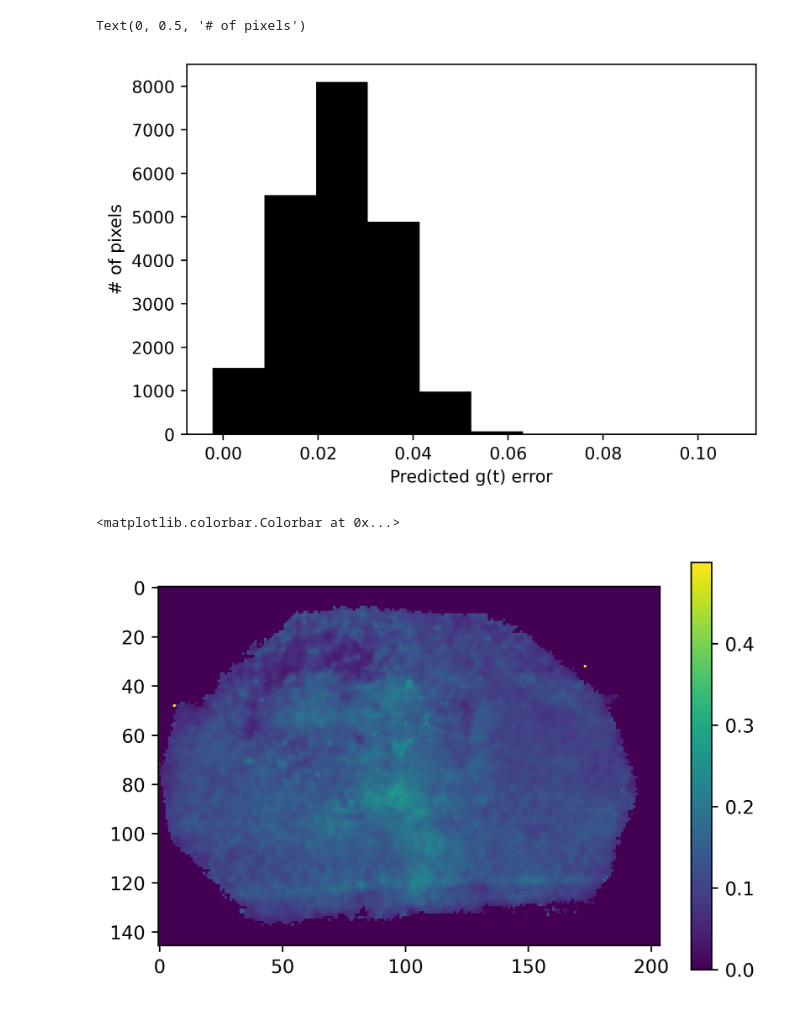
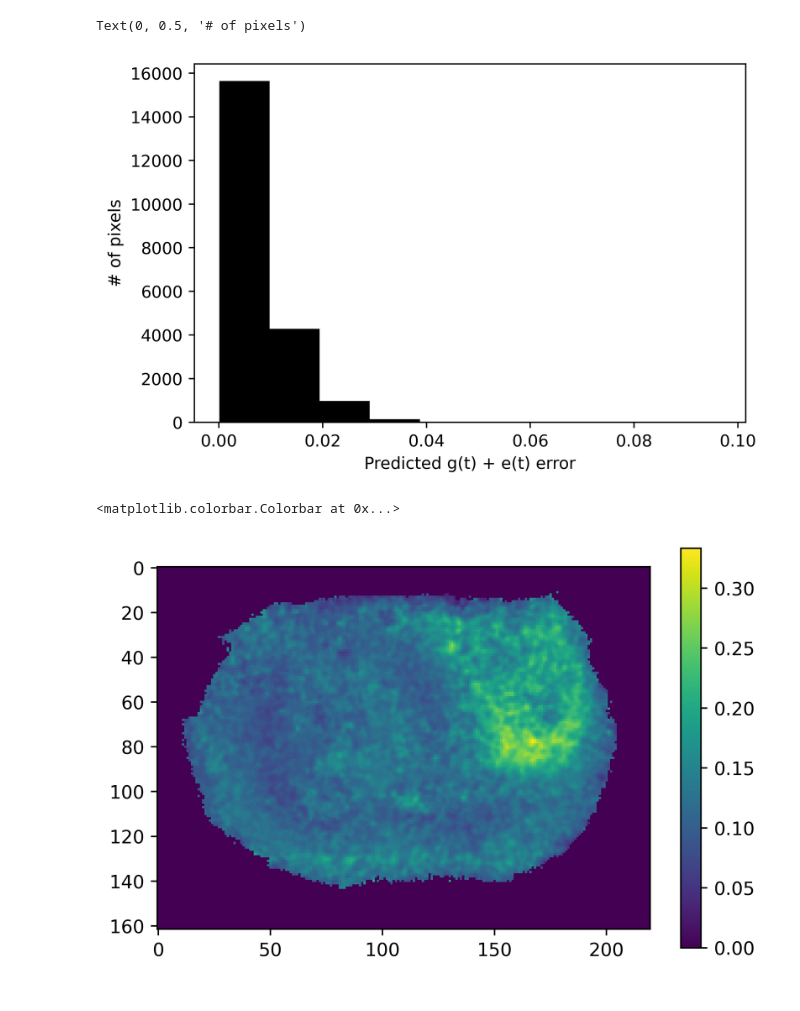
Before and after one commit to e-stan/imaging, a Jupyter notebook: notebooks/error_analysis_stearate.ipynb, the cells around one changed output. Drawn from its saved outputs; the diff is of its cells as text; code cells hidden in the pictures.

```diff
--- a/notebooks/error_analysis_stearate.ipynb
+++ b/notebooks/error_analysis_stearate.ipynb
@@ -183,26 +195,26 @@ plt.savefig("../figures_presentations/measurement_error_hist.png")
 gerrs = []
 xerrs = []
 for err in errs:
-    gerrs.append(models["error in g(t)"](err).tolist())
+    gerrs.append(models["err_total"](err).tolist())
 
 plt.hist(gerrs,color="black")
-plt.xlabel("Predicted g(t) error")
+plt.xlabel("Predicted g(t) + e(t) error")
 plt.ylabel("# of pixels")
 # %% [output]
 Text(0, 0.5, '# of pixels')
-[figure, old version]
+[figure, new version]
 # %%
 datadir = "X:/MSI_Shared_Data/13CImagingManuscript/raw_data/non-perfused/desi/13C/"
 [peaklist,msis,fluxImages] = pkl.load(open(datadir + "processed_data.pkl","rb"))
 # %%
-key = "20221028_mt_tumor_brain4-2_12B_13C_10um_70-560mz Analyte 1_1_recal.imzML"
+key = "20221031_mt_tumor_brain4-4_13D_13C_10um_70-560mz Analyte 1_1_recal.imzML"
 # %%
-fluxImage = fluxImages[key]["palmitate"]["g"]
+fluxImage = fluxImages[key]["stearate"]["g+e"]
 plt.imshow(fluxImage)
 plt.colorbar()
 # %% [output]
 <matplotlib.colorbar.Colorbar at 0x...>
-[figure, old version]
+[figure, new version]
 # %%
 vals = fluxImage[msis[key].imageBoundary > 0.5].flatten()
 # %%
```
Also changed, not shown: parts of 11 cells of this notebook, 3 other files.
